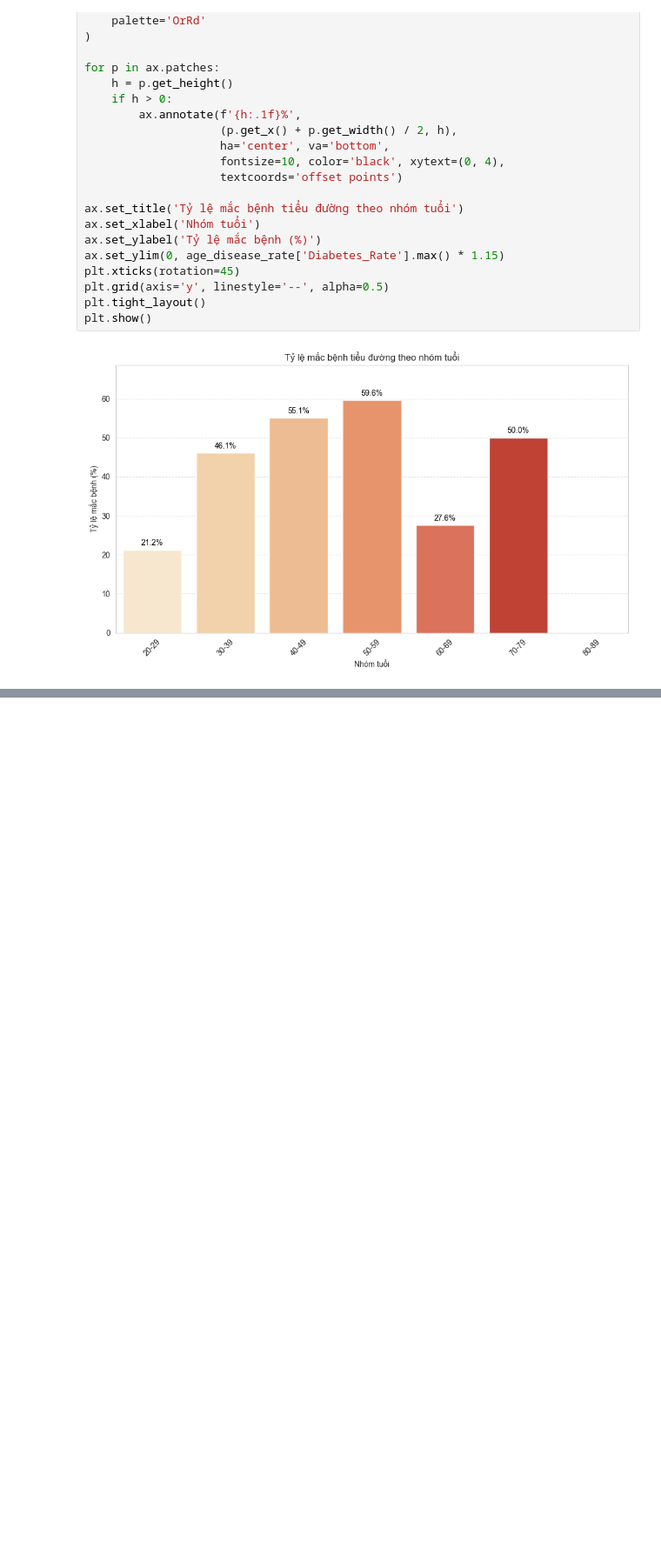
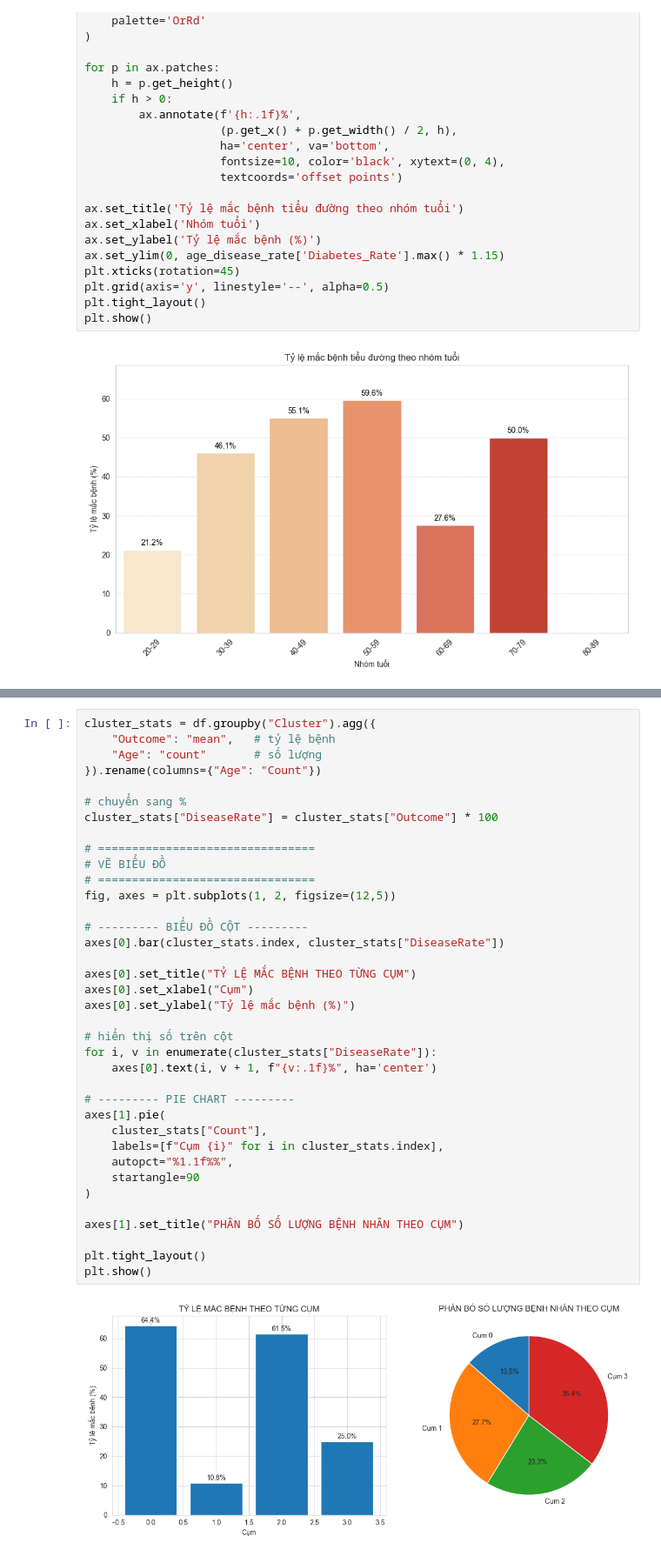
Before and after one commit to LeQuocBinh25/ThucHanh-TTNT, a Jupyter notebook: index.ipynb, the cells around one changed output, grey strips where cells are left out. Shown at 87% size. Saved outputs shown, nothing was run; the diff lists cells and outputs as text; blank space fills up the shorter version.

```diff
--- a/index.ipynb
+++ b/index.ipynb
@@ -545,0 +639,39 @@ plt.show()
+# %%
+cluster_stats = df.groupby("Cluster").agg({
+    "Outcome": "mean",   # tỷ lệ bệnh
+    "Age": "count"       # số lượng
+}).rename(columns={"Age": "Count"})
+
+# chuyển sang %
+cluster_stats["DiseaseRate"] = cluster_stats["Outcome"] * 100
+
+# ================================
+# VẼ BIỂU ĐỒ
+# ================================
+fig, axes = plt.subplots(1, 2, figsize=(12,5))
+
+# --------- BIỂU ĐỒ CỘT ---------
+axes[0].bar(cluster_stats.index, cluster_stats["DiseaseRate"])
+
+axes[0].set_title("TỶ LỆ MẮC BỆNH THEO TỪNG CỤM")
+axes[0].set_xlabel("Cụm")
+axes[0].set_ylabel("Tỷ lệ mắc bệnh (%)")
+
+# hiển thị số trên cột
+for i, v in enumerate(cluster_stats["DiseaseRate"]):
+    axes[0].text(i, v + 1, f"{v:.1f}%", ha='center')
+
+# --------- PIE CHART ---------
+axes[1].pie(
+    cluster_stats["Count"],
+    labels=[f"Cụm {i}" for i in cluster_stats.index],
+    autopct="%1.1f%%",
+    startangle=90
+)
+
+axes[1].set_title("PHÂN BỐ SỐ LƯỢNG BỆNH NHÂN THEO CỤM")
+
+plt.tight_layout()
+plt.show()
+# %% [output]
+[figure, added]
```
Also changed, not shown: parts of 13 cells of this notebook, 9 other files.
